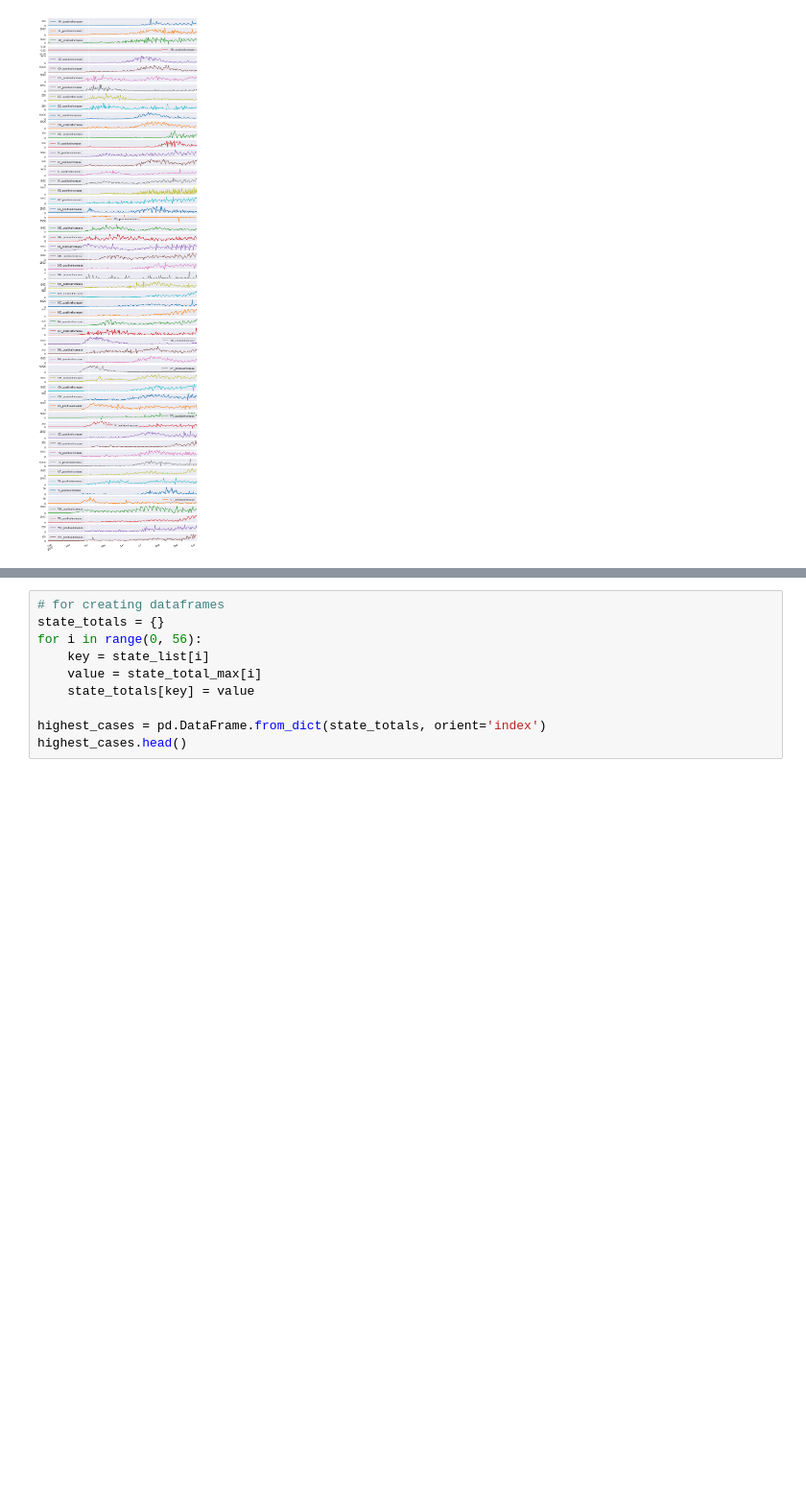
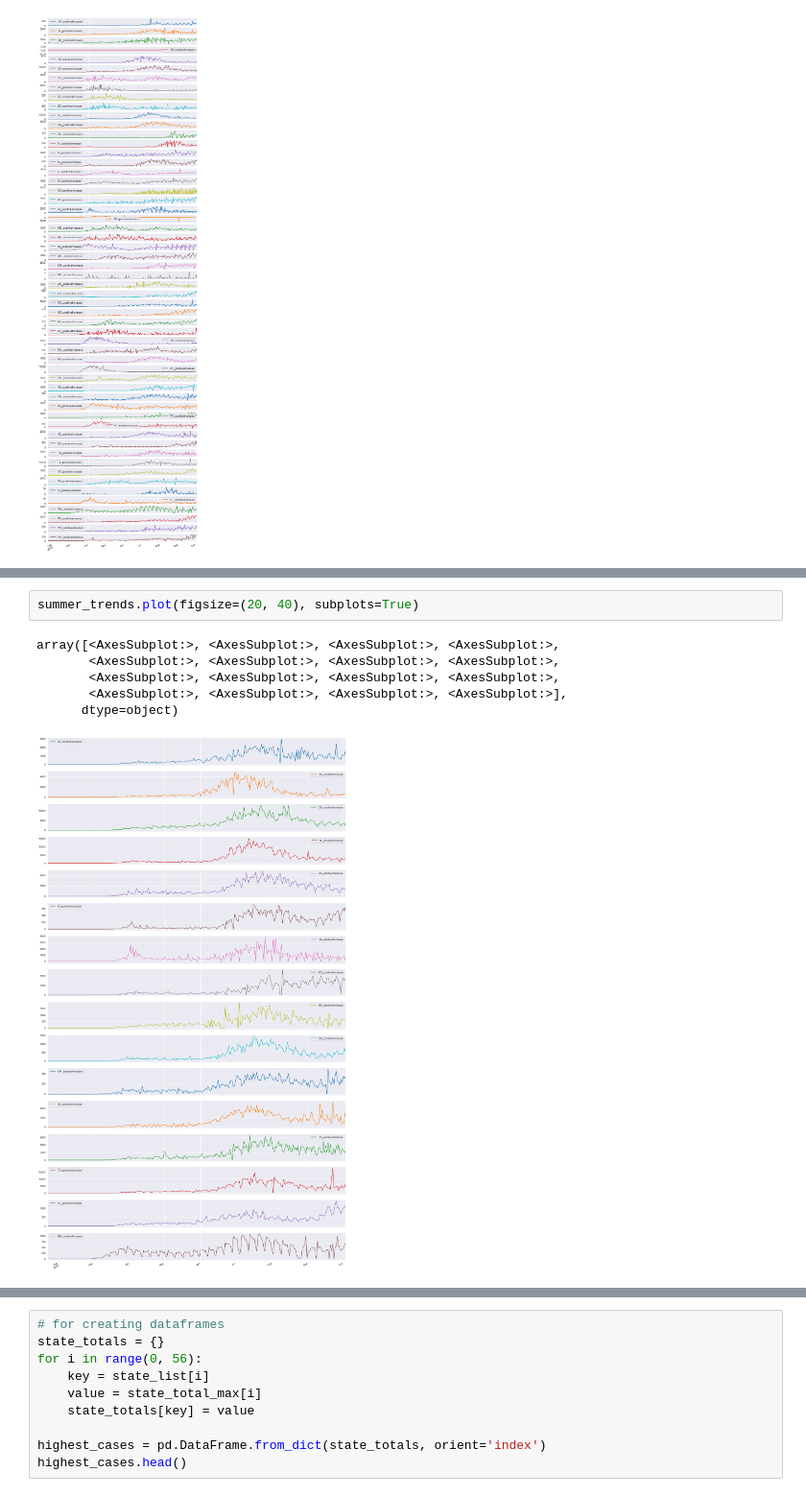
Before and after one commit to bmauss/COVID_Forecast, a Jupyter notebook: 2 Exploratory Data Analysis.ipynb, the cells around one changed output, grey strips where cells are left out. Shown at 96% size. Cells and saved outputs as stored; diff of their text form; blank space fills up the shorter version.

```diff
--- a/2 Exploratory Data Analysis.ipynb
+++ b/2 Exploratory Data Analysis.ipynb
@@ -422,3 +429,12 @@ Alabama, Arizona, California, Florida, Georgia, Idaho(kinda), Louisiana, Mississ
+# %%
+summer_trends.plot(figsize=(20, 40), subplots=True)
+# %% [output]
+array([<AxesSubplot:>, <AxesSubplot:>, <AxesSubplot:>, <AxesSubplot:>,
+       <AxesSubplot:>, <AxesSubplot:>, <AxesSubplot:>, <AxesSubplot:>,
+       <AxesSubplot:>, <AxesSubplot:>, <AxesSubplot:>, <AxesSubplot:>,
+       <AxesSubplot:>, <AxesSubplot:>, <AxesSubplot:>, <AxesSubplot:>],
+      dtype=object)
+[figure, added]
 # %%
 temp_dict = {}
 for i in range(len(states_complete['CA'])):
```
Also changed, not shown: parts of 11 cells of this notebook, 2 other files.
